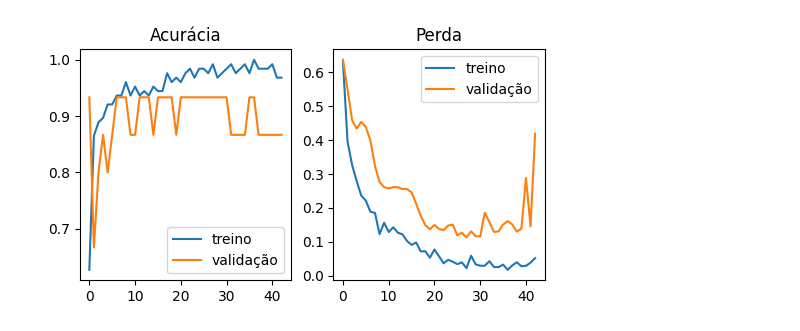
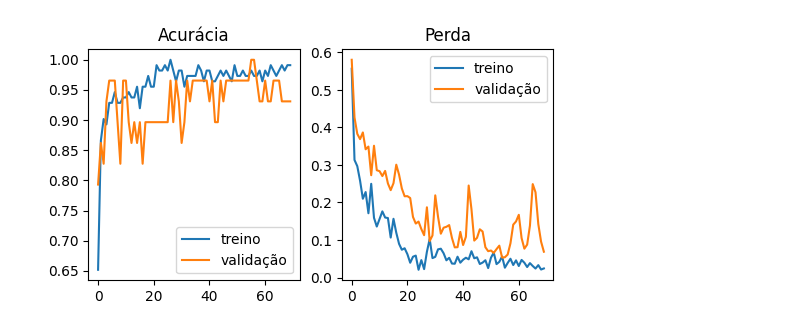
Before and after one commit to ClassNeuralNetwork/tomato-classification, a Jupyter notebook: cnn.ipynb, the cells around one changed output. Drawn from its saved outputs; the diff is of its cells as text; code cells hidden in the pictures.

```diff
--- a/cnn.ipynb
+++ b/cnn.ipynb
@@ -84,8 +84,7 @@ Model: "sequential_18"
 early_stopping = tf.keras.callbacks.EarlyStopping(monitor='val_loss', patience=15, restore_best_weights=True)
 
 # Treinar o modelo
-history = model.fit(data_train, labels_train, epochs=200, batch_size=32, validation_split=0.1, shuffle=True, callbacks=[early_stopping])
-
+history = model.fit(data_train, labels_train, epochs=200, batch_size=32, validation_split=0.2, shuffle=True, callbacks=[early_stopping])
 
 plt.figure(figsize=(6,3))
 plt.subplot(1,2,1)
@@ -120,4 +119,4 @@ Epoch 43/200
-[figure, old version]
+[figure, new version]
 # %%
 # Salvar o modelo
 model.save('model_tomatoes.keras')
```
Also changed, not shown: parts of 7 cells of this notebook, 1 other file.
